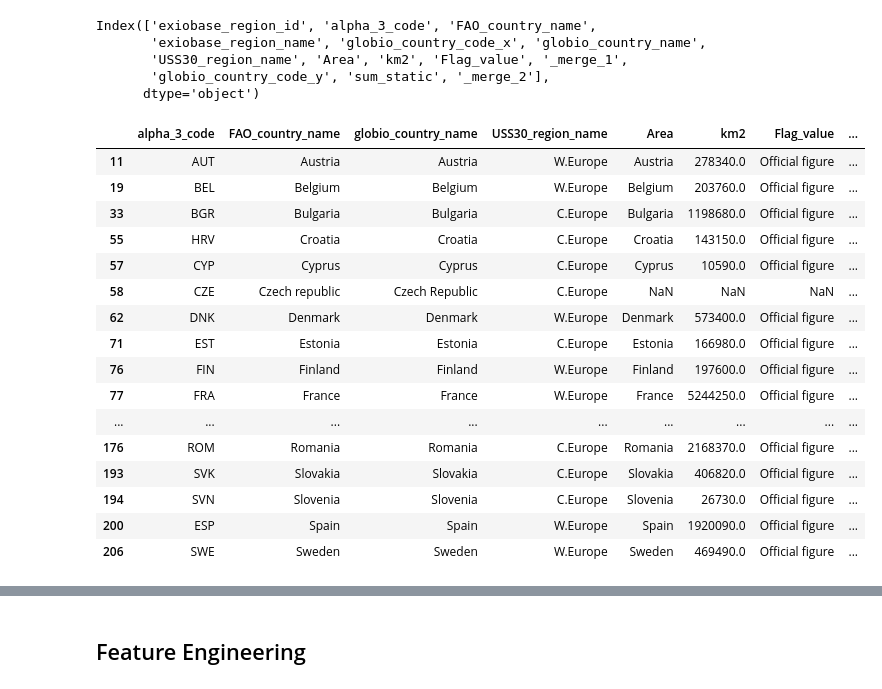
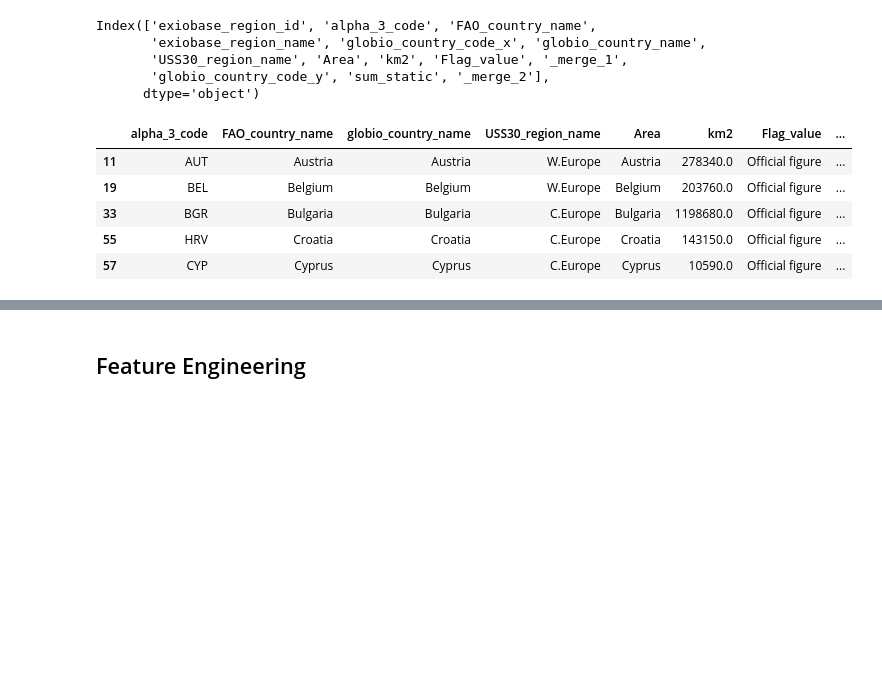
Before and after one commit to AlexandreGazagnes/Global-Biodiversity-Score, a Jupyter notebook: notebooks/01-First-Explo.ipynb, the cells around one changed output, grey strips where cells are left out. Saved outputs shown, nothing was run; the diff lists cells and outputs as text; code cells hidden in the pictures; blank space fills up the shorter version.

Commit message:
udpate 01 with .head()

```diff
--- a/notebooks/01-First-Explo.ipynb
+++ b/notebooks/01-First-Explo.ipynb
@@ -1577,24 +1533,13 @@ cols = [
 ]
 # %%
 final = final.loc[:, cols]
-final
+final.head()
 # %% [output]
 |  | alpha_3_code | FAO_country_name | globio_country_name | USS30_region_name | Area | km2 | Flag_value | ... |
 | 11 | AUT | Austria | Austria | W.Europe | Austria | 278340.0 | Official figure | ... |
 | 19 | BEL | Belgium | Belgium | W.Europe | Belgium | 203760.0 | Official figure | ... |
 | 33 | BGR | Bulgaria | Bulgaria | C.Europe | Bulgaria | 1198680.0 | Official figure | ... |
 | 55 | HRV | Croatia | Croatia | C.Europe | Croatia | 143150.0 | Official figure | ... |
 | 57 | CYP | Cyprus | Cyprus | C.Europe | Cyprus | 10590.0 | Official figure | ... |
-| 58 | CZE | Czech republic | Czech Republic | C.Europe | NaN | NaN | NaN | ... |
-| 62 | DNK | Denmark | Denmark | W.Europe | Denmark | 573400.0 | Official figure | ... |
-| 71 | EST | Estonia | Estonia | C.Europe | Estonia | 166980.0 | Official figure | ... |
-| 76 | FIN | Finland | Finland | W.Europe | Finland | 197600.0 | Official figure | ... |
-| 77 | FRA | France | France | W.Europe | France | 5244250.0 | Official figure | ... |
-| ... | ... | ... | ... | ... | ... | ... | ... | ... |
-| 176 | ROM | Romania | Romania | C.Europe | Romania | 2168370.0 | Official figure | ... |
-| 193 | SVK | Slovakia | Slovakia | C.Europe | Slovakia | 406820.0 | Official figure | ... |
-| 194 | SVN | Slovenia | Slovenia | C.Europe | Slovenia | 26730.0 | Official figure | ... |
-| 200 | ESP | Spain | Spain | W.Europe | Spain | 1920090.0 | Official figure | ... |
-| 206 | SWE | Sweden | Sweden | W.Europe | Sweden | 469490.0 | Official figure | ... |
 # %%
 final["msa.km2"] = final.km2 * final.sum_static
```
Also changed, not shown: parts of 13 cells of this notebook.
